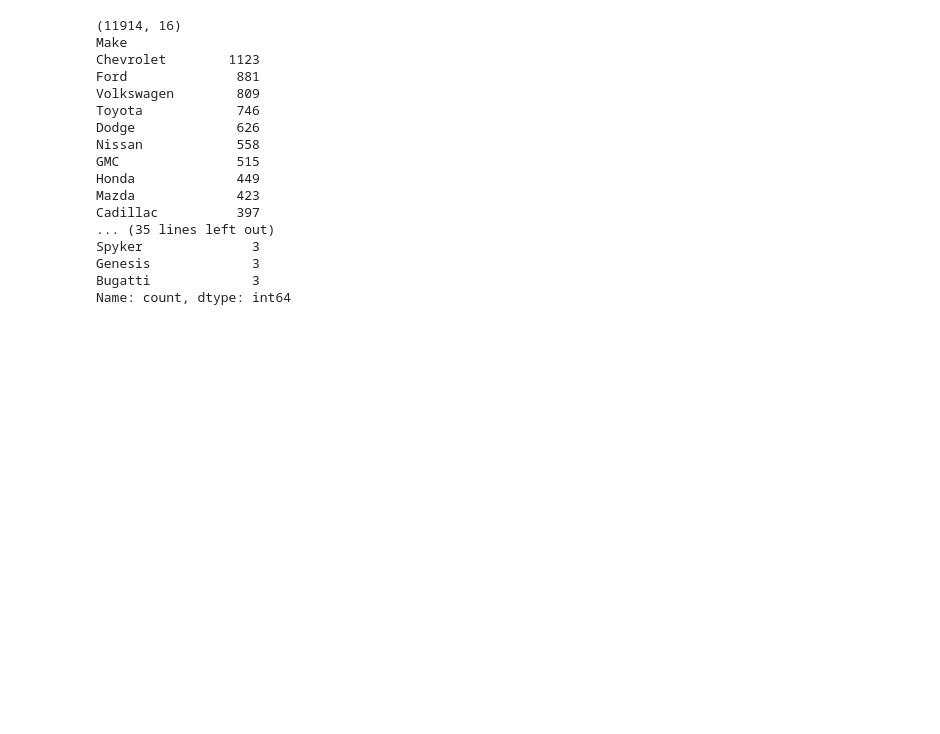
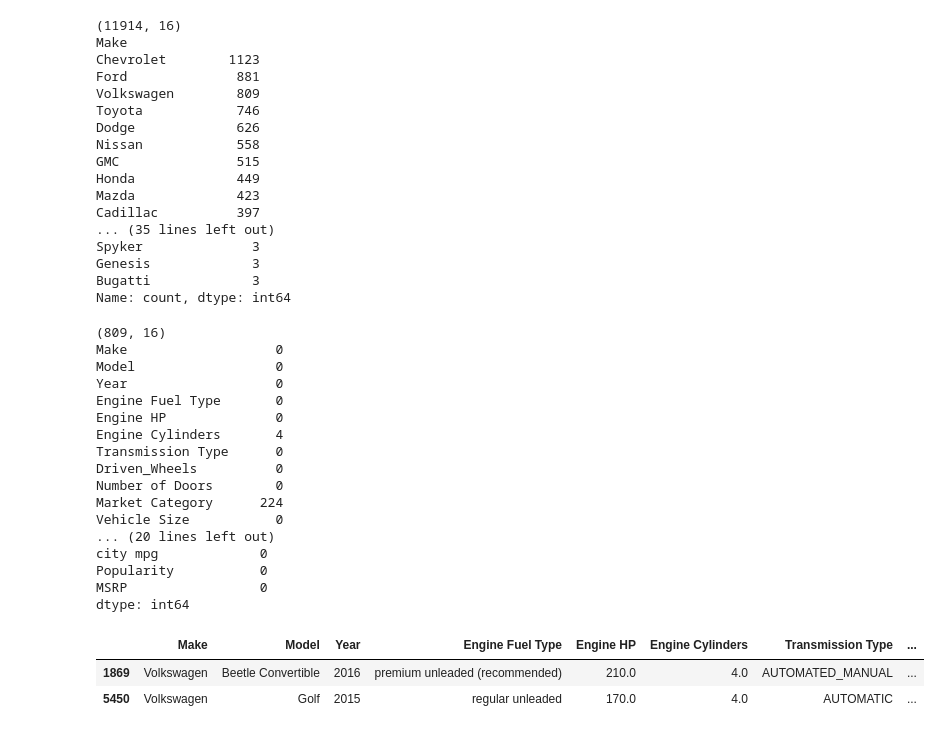
Before and after one commit to ksuwa55/ml-env, a Jupyter notebook: 01_LinearRegression/CarFeaturesAndMSRP.ipynb, the cells around one changed output. Cells and saved outputs as stored; diff of their text form; code cells hidden in the pictures; blank space fills up the shorter version.

```diff
--- a/01_LinearRegression/CarFeaturesAndMSRP.ipynb
+++ b/01_LinearRegression/CarFeaturesAndMSRP.ipynb
@@ -60,3 +60,32 @@ Spyker              3
 Genesis             3
 Bugatti             3
 Name: count, dtype: int64
+# %%
+new_df = df[df['Make']=='Volkswagen'] # in this new dataset I only take 'Volkswagen' Cars
+print(new_df.shape) # Viewing the new dataset shape
+print(new_df.isnull().sum()) # Is there any Null or Empty cell presents
+new_df = new_df.dropna() # Deleting the rows which have Empty cells
+print(new_df.shape) # After deletion Vewing the shape
+print(new_df.isnull().sum()) #Is there any Null or Empty cell presents
+new_df.sample(2) # Checking the random dataset sample
+# %% [output]
+(809, 16)
+Make                   0
+Model                  0
+Year                   0
+Engine Fuel Type       0
+Engine HP              0
+Engine Cylinders       4
+Transmission Type      0
+Driven_Wheels          0
+Number of Doors        0
+Market Category      224
+Vehicle Size           0
+... (20 lines left out)
+city mpg             0
+Popularity           0
+MSRP                 0
+dtype: int64
+|  | Make | Model | Year | Engine Fuel Type | Engine HP | Engine Cylinders | Transmission Type | ... |
+| 1869 | Volkswagen | Beetle Convertible | 2016 | premium unleaded (recommended) | 210.0 | 4.0 | AUTOMATED_MANUAL | ... |
+| 5450 | Volkswagen | Golf | 2015 | regular unleaded | 170.0 | 4.0 | AUTOMATIC | ... |
```
Also changed, not shown: parts of 8 cells of this notebook.
